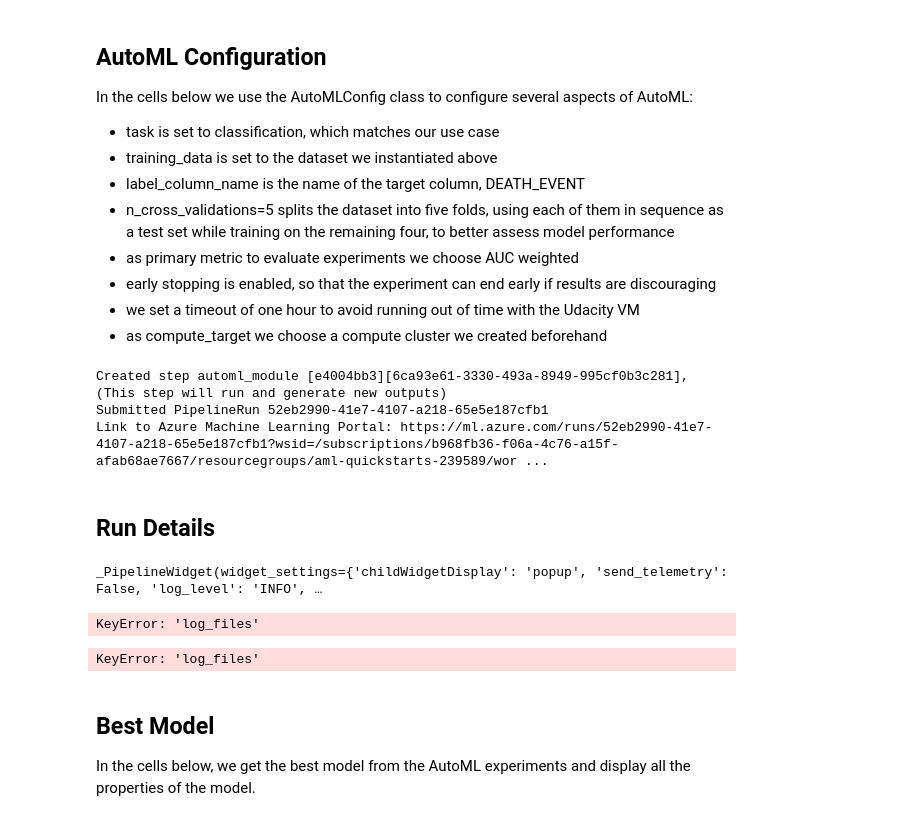
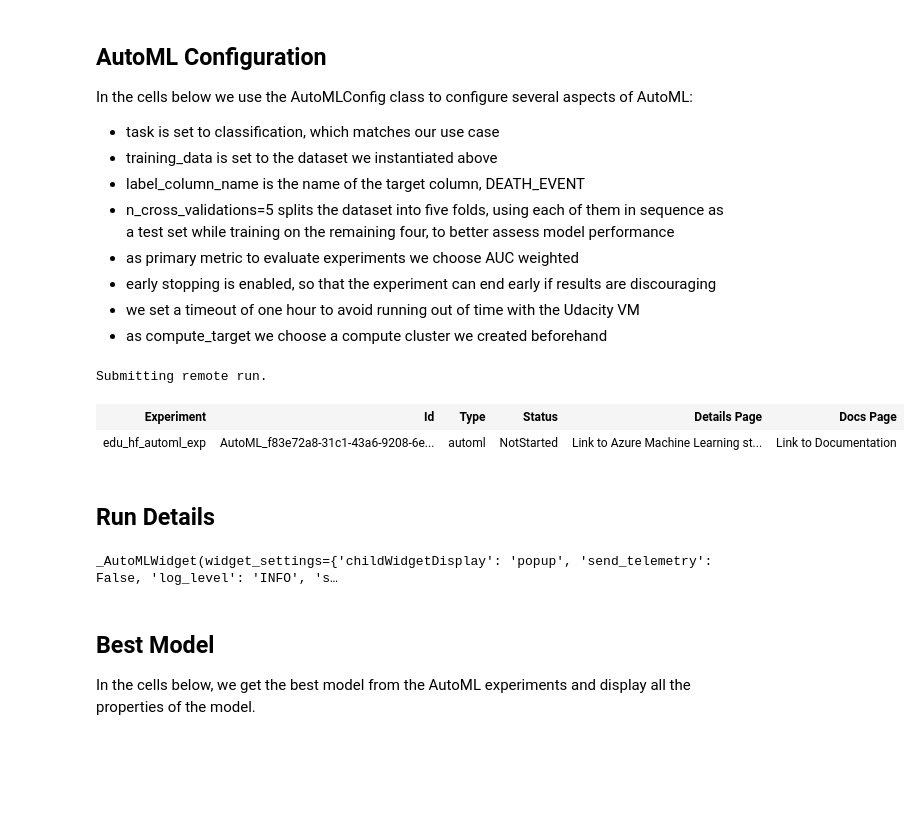
Before and after one commit to nemarona/nd00333-capstone, a Jupyter notebook: automl.ipynb, the cells around one changed output. Saved outputs shown, nothing was run; the diff lists cells and outputs as text; code cells hidden in the pictures; blank space fills up the shorter version.

```diff
--- a/automl.ipynb
+++ b/automl.ipynb
@@ -22,8 +22,11 @@ This means that we are faced with a classification problem with two classes.
 # %%
 workspace = Workspace.from_config()
 
-experiment_name = 'edu_heart_failure_exp'
+experiment_name = 'edu_hf_automl_exp'
 experiment = Experiment(workspace, experiment_name)
+
+compute_cluster_name = "edu-compute-cluster"
+compute_target = workspace.compute_targets[compute_cluster_name]
 
 dataset_name = 'edu_heart_failure_dataset'
 dataset = Dataset.get_by_name(workspace, name=dataset_name)
@@ -50,15 +53,15 @@ In the cells below we use the AutoMLConfig class to configure several aspects of
 - we set a timeout of one hour to avoid running out of time with the Udacity VM
 - as compute_target we choose a compute cluster we created beforehand
 # %%
-compute_cluster_name = "edu-compute-cluster"
+target_column = "DEATH_EVENT"
 
 automl_settings = {
     "task": "classification",
     "primary_metric": "AUC_weighted",
     "training_data": dataset,
-    "label_column_name": "DEATH_EVENT",
+    "label_column_name": target_column,
     "n_cross_validations": 5,
-    "compute_target": workspace.compute_targets[compute_cluster_name],
+    "compute_target": compute_target,
     "enable_early_stopping": True,
     "experiment_timeout_hours": 1
 }
@@ -94,17 +70,15 @@ pipeline = Pipeline(
 # %%
-pipeline_run = experiment.submit(pipeline)
+automl_run = experiment.submit(automl_config)
 # %% [output]
-Created step automl_module [e4004bb3][6ca93e61-3330-493a-8949-995cf0b3c281], (This step will run and generate new outputs)
-Submitted PipelineRun 52eb2990-41e7-4107-a218-65e5e187cfb1
-Link to Azure Machine Learning Portal: https://ml.azure.com/runs/52eb2990-41e7-4107-a218-65e5e187cfb1?wsid=/subscriptions/b968fb36-f06a-4c76-a15f-afab68ae7667/resourcegroups/aml-quickstarts-239589/wor ...
+Submitting remote run.
+| Experiment | Id | Type | Status | Details Page | Docs Page |
+| edu_hf_automl_exp | AutoML_f83e72a8-31c1-43a6-9208-6e... | automl | NotStarted | Link to Azure Machine Learning st... | Link to Documentation |
 # %% [markdown]
 ## Run Details
 # %%
-RunDetails(pipeline_run).show()
+RunDetails(automl_run).show()
 # %% [output]
-_PipelineWidget(widget_settings={'childWidgetDisplay': 'popup', 'send_telemetry': False, 'log_level': 'INFO', …
+_AutoMLWidget(widget_settings={'childWidgetDisplay': 'popup', 'send_telemetry': False, 'log_level': 'INFO', 's…
-KeyError: 'log_files'
-KeyError: 'log_files'
 # %% [markdown]
 ## Best Model
 
```
Also changed, not shown: parts of 17 cells of this notebook, 1 other file.
